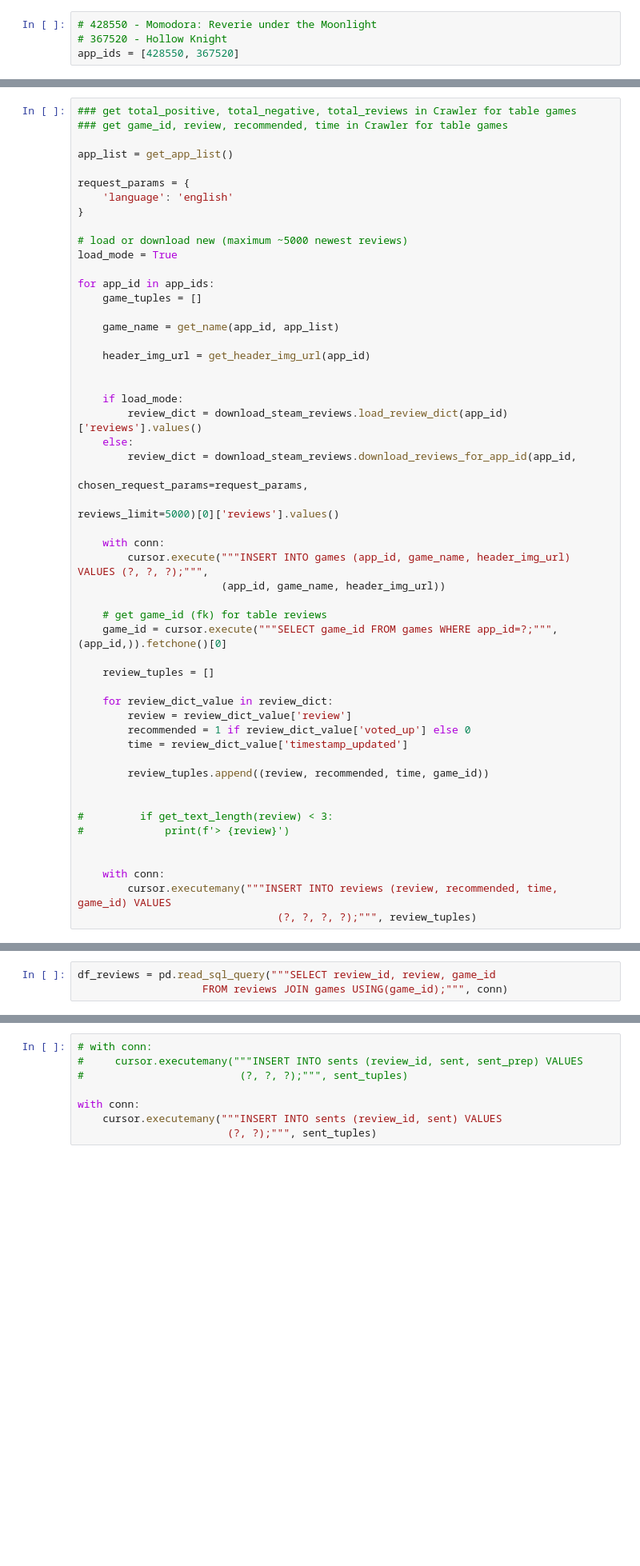
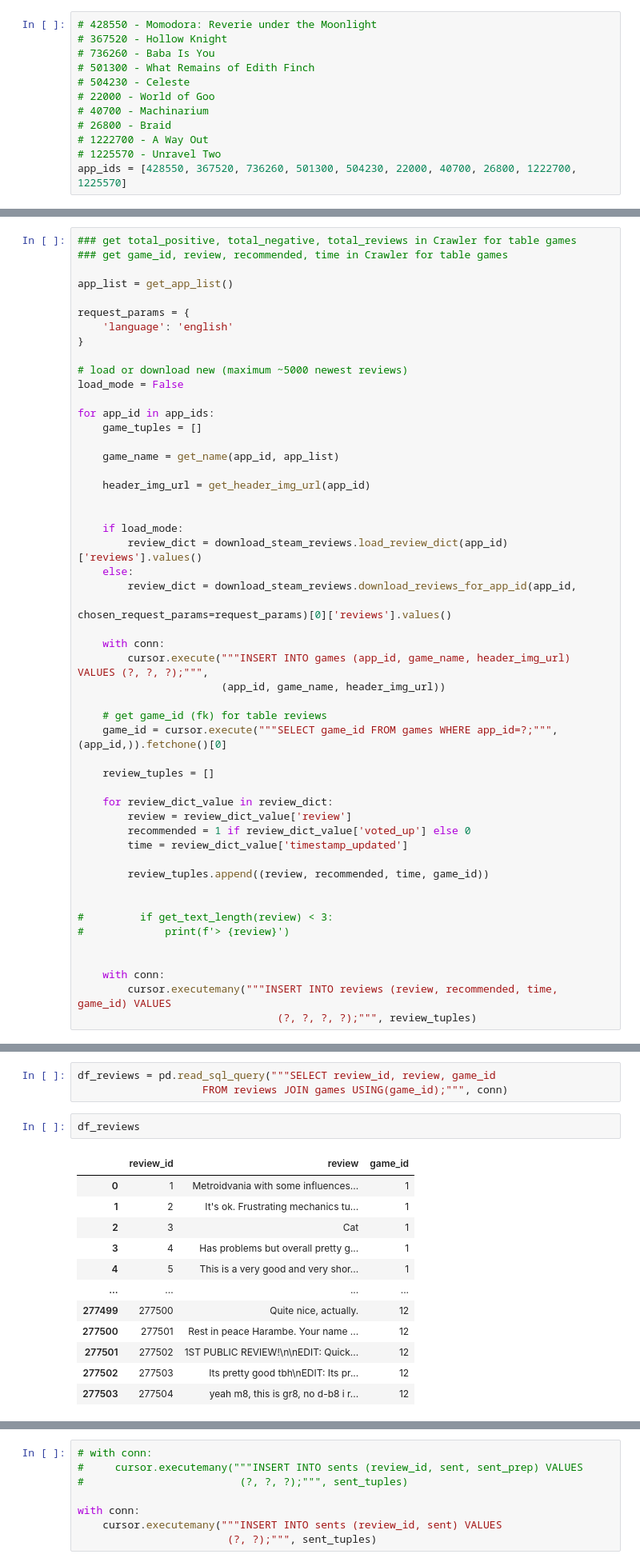
Before and after one commit to khanhhuy288/steam-insider, a Jupyter notebook: Pipeline for Gathering and Saving Data to SQLite (New database model).ipynb, the cells around one changed output, grey strips where cells are left out. Shown at 80% size. Cells and saved outputs as stored; diff of their text form; blank space fills up the shorter version.

```diff
--- a/Pipeline for Gathering and Saving Data to SQLite (New database model).ipynb
+++ b/Pipeline for Gathering and Saving Data to SQLite (New database model).ipynb
@@ -94,7 +94,15 @@ cursor = conn.cursor()
 # %%
 # 428550 - Momodora: Reverie under the Moonlight
 # 367520 - Hollow Knight
-app_ids = [428550, 367520]
+# 736260 - Baba Is You
+# 501300 - What Remains of Edith Finch
+# 504230 - Celeste
+# 22000 - World of Goo
+# 40700 - Machinarium
+# 26800 - Braid
+# 1222700 - A Way Out
+# 1225570 - Unravel Two
+app_ids = [428550, 367520, 736260, 501300, 504230, 22000, 40700, 26800, 1222700, 1225570]
 # %%
 ### get game_name ###
 
@@ -126,7 +134,7 @@ request_params = {
 }
 
 # load or download new (maximum ~5000 newest reviews)
-load_mode = True
+load_mode = False
 
 for app_id in app_ids:
     game_tuples = []
@@ -140,8 +148,7 @@ for app_id in app_ids:
         review_dict = download_steam_reviews.load_review_dict(app_id)['reviews'].values()
     else:
         review_dict = download_steam_reviews.download_reviews_for_app_id(app_id,
-                                                                     chosen_request_params=request_params,
-                                                                     reviews_limit=5000)[0]['reviews'].values()
+                                                                     chosen_request_params=request_params)[0]['reviews'].values()
 
     with conn:
         cursor.execute("""INSERT INTO games (app_id, game_name, header_img_url) VALUES (?, ?, ?);""",
@@ -176,3 +201,18 @@ for app_id in app_ids:
 # %%
 df_reviews = pd.read_sql_query("""SELECT review_id, review, game_id
                     FROM reviews JOIN games USING(game_id);""", conn)
+# %%
+df_reviews
+# %% [output]
+|  | review_id | review | game_id |
+| 0 | 1 | Metroidvania with some influences... | 1 |
+| 1 | 2 | It's ok. Frustrating mechanics tu... | 1 |
+| 2 | 3 | Cat | 1 |
+| 3 | 4 | Has problems but overall pretty g... | 1 |
+| 4 | 5 | This is a very good and very shor... | 1 |
+| ... | ... | ... | ... |
+| 277499 | 277500 | Quite nice, actually. | 12 |
+| 277500 | 277501 | Rest in peace Harambe. Your name ... | 12 |
+| 277501 | 277502 | 1ST PUBLIC REVIEW!\n\nEDIT: Quick... | 12 |
+| 277502 | 277503 | Its pretty good tbh\nEDIT: Its pr... | 12 |
+| 277503 | 277504 | yeah m8, this is gr8, no d-b8 i r... | 12 |
```
Also changed, not shown: parts of 73 cells of this notebook, 3 other files.
